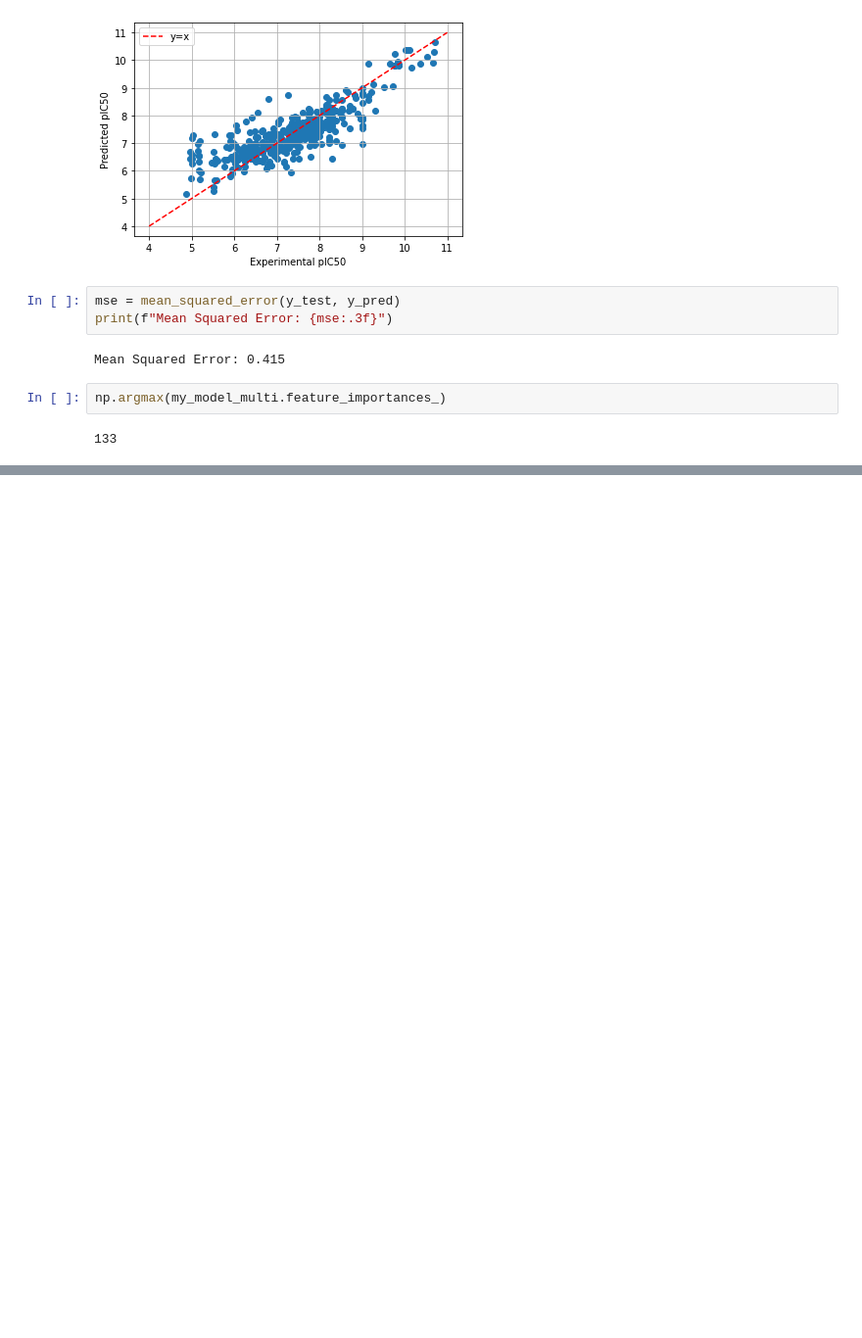
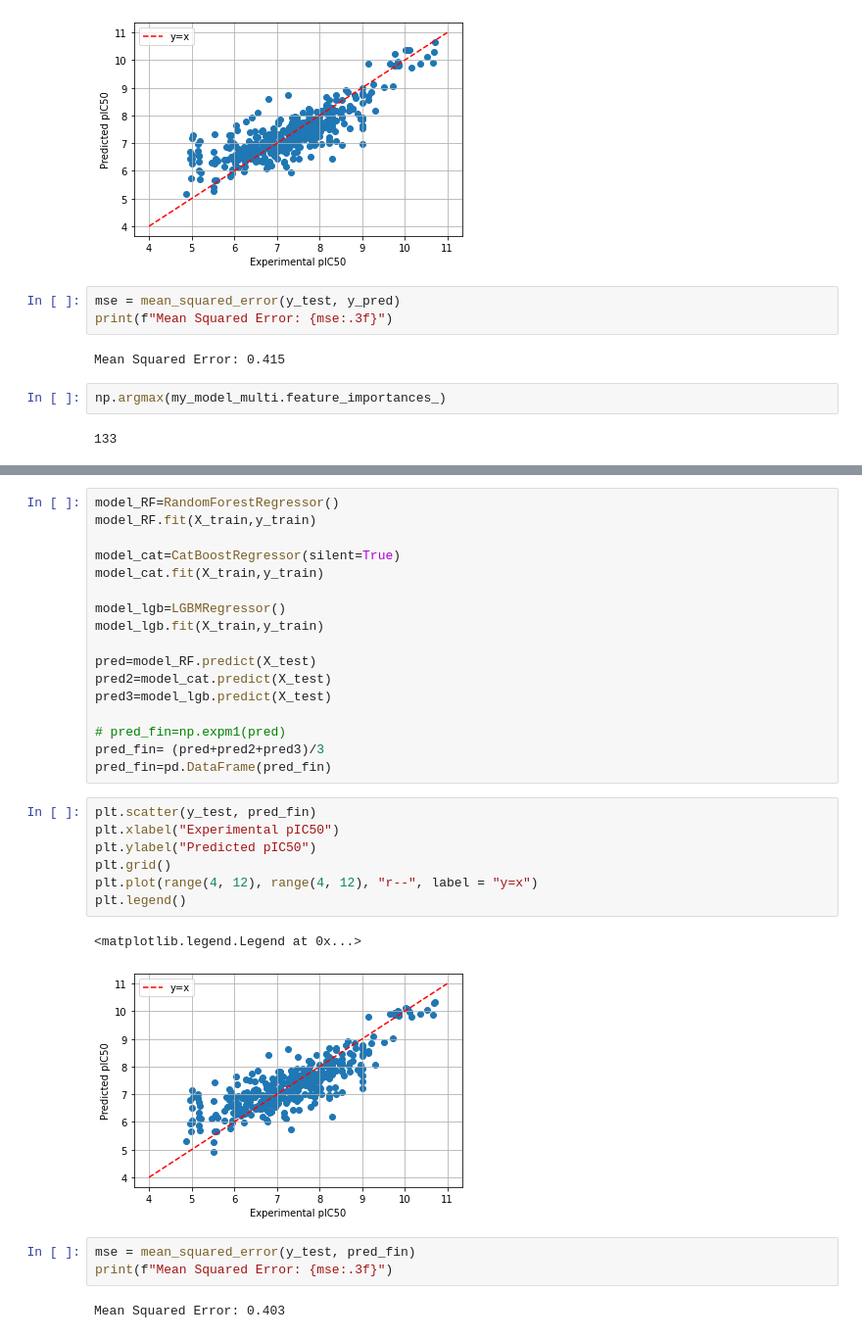
Before and after one commit to KimJisanER/RDKit-Bioinf, a Jupyter notebook: LAIDD_Practice3_Predicting_pIC50_of_JAK2_inhibitors.ipynb, the cells around one changed output, grey strips where cells are left out. Shown at 98% size. Saved outputs shown, nothing was run; the diff lists cells and outputs as text; blank space fills up the shorter version.

```diff
--- a/LAIDD_Practice3_Predicting_pIC50_of_JAK2_inhibitors.ipynb
+++ b/LAIDD_Practice3_Predicting_pIC50_of_JAK2_inhibitors.ipynb
@@ -746,0 +823,32 @@ np.argmax(my_model_multi.feature_importances_)
+# %%
+model_RF=RandomForestRegressor()
+model_RF.fit(X_train,y_train)
+
+model_cat=CatBoostRegressor(silent=True)
+model_cat.fit(X_train,y_train)
+
+model_lgb=LGBMRegressor()
+model_lgb.fit(X_train,y_train)
+
+pred=model_RF.predict(X_test)
+pred2=model_cat.predict(X_test)
+pred3=model_lgb.predict(X_test)
+
+# pred_fin=np.expm1(pred)
+pred_fin= (pred+pred2+pred3)/3
+pred_fin=pd.DataFrame(pred_fin)
+# %%
+plt.scatter(y_test, pred_fin)
+plt.xlabel("Experimental pIC50")
+plt.ylabel("Predicted pIC50")
+plt.grid()
+plt.plot(range(4, 12), range(4, 12), "r--", label = "y=x")
+plt.legend()
+# %% [output]
+<matplotlib.legend.Legend at 0x...>
+[figure, added]
+# %%
+mse = mean_squared_error(y_test, pred_fin)
+print(f"Mean Squared Error: {mse:.3f}")
+# %% [output]
+Mean Squared Error: 0.403
```
Also changed, not shown: parts of 2 cells of this notebook.
